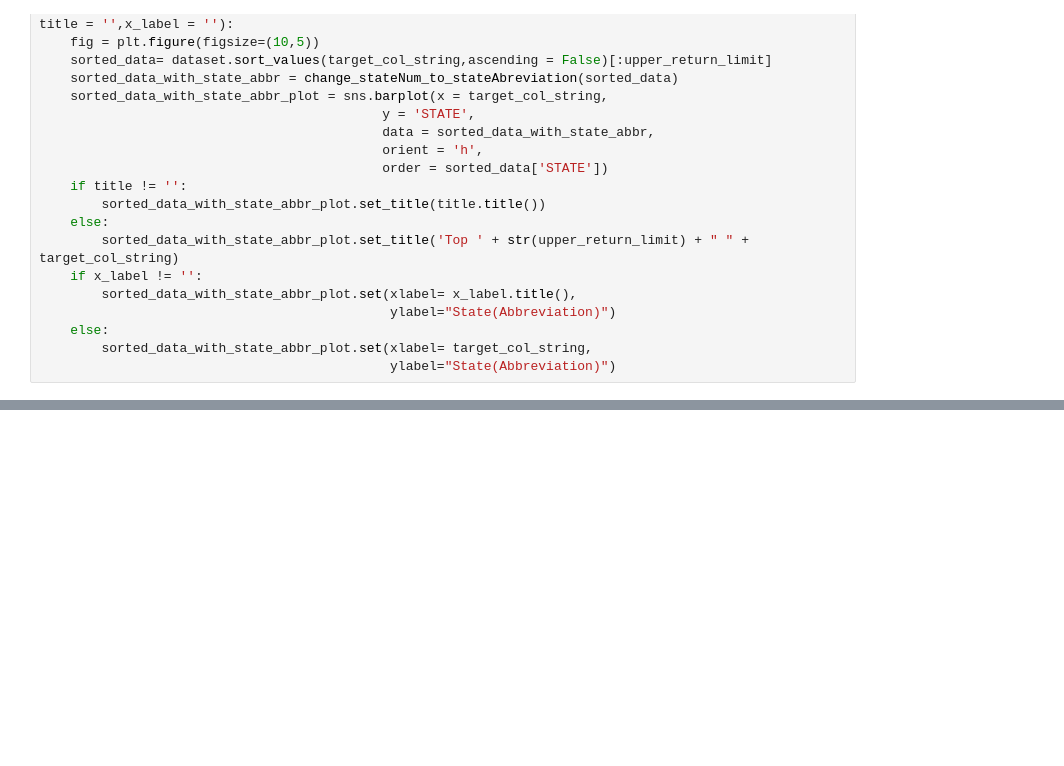
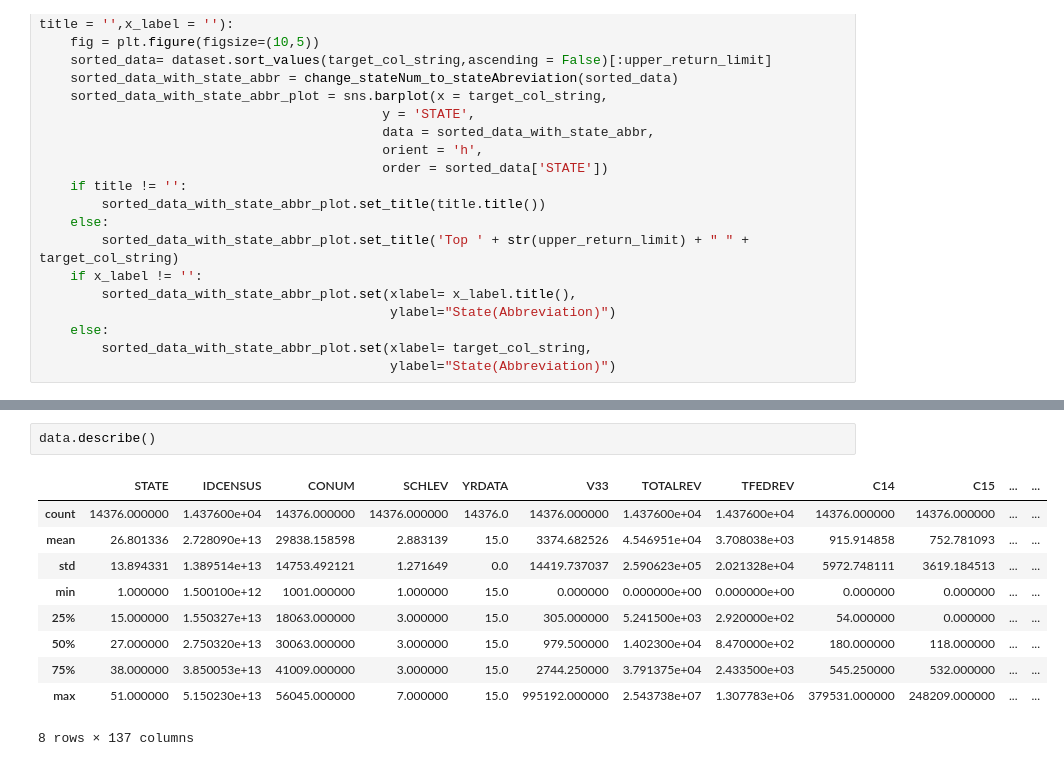
Before and after one commit to jpbesgen/decal_proj1, a Jupyter notebook: code.ipynb, the cells around one changed output, grey strips where cells are left out. Saved outputs shown, nothing was run; the diff lists cells and outputs as text; blank space fills up the shorter version.

```diff
--- a/code.ipynb
+++ b/code.ipynb
@@ -178,0 +198,13 @@ create_STATE_vs_TARGET_horizontal_bar_graph(data,
+# %%
+data.describe()
+# %% [output]
+|  | STATE | IDCENSUS | CONUM | SCHLEV | YRDATA | V33 | TOTALREV | TFEDREV | C14 | C15 | ... | ... |
+| count | 14376.000000 | 1.437600e+04 | 14376.000000 | 14376.000000 | 14376.0 | 14376.000000 | 1.437600e+04 | 1.437600e+04 | 14376.000000 | 14376.000000 | ... | ... |
+| mean | 26.801336 | 2.728090e+13 | 29838.158598 | 2.883139 | 15.0 | 3374.682526 | 4.546951e+04 | 3.708038e+03 | 915.914858 | 752.781093 | ... | ... |
+| std | 13.894331 | 1.389514e+13 | 14753.492121 | 1.271649 | 0.0 | 14419.737037 | 2.590623e+05 | 2.021328e+04 | 5972.748111 | 3619.184513 | ... | ... |
+| min | 1.000000 | 1.500100e+12 | 1001.000000 | 1.000000 | 15.0 | 0.000000 | 0.000000e+00 | 0.000000e+00 | 0.000000 | 0.000000 | ... | ... |
+| 25% | 15.000000 | 1.550327e+13 | 18063.000000 | 3.000000 | 15.0 | 305.000000 | 5.241500e+03 | 2.920000e+02 | 54.000000 | 0.000000 | ... | ... |
+| 50% | 27.000000 | 2.750320e+13 | 30063.000000 | 3.000000 | 15.0 | 979.500000 | 1.402300e+04 | 8.470000e+02 | 180.000000 | 118.000000 | ... | ... |
+| 75% | 38.000000 | 3.850053e+13 | 41009.000000 | 3.000000 | 15.0 | 2744.250000 | 3.791375e+04 | 2.433500e+03 | 545.250000 | 532.000000 | ... | ... |
+| max | 51.000000 | 5.150230e+13 | 56045.000000 | 7.000000 | 15.0 | 995192.000000 | 2.543738e+07 | 1.307783e+06 | 379531.000000 | 248209.000000 | ... | ... |
+8 rows × 137 columns
```
Also changed, not shown: parts of 13 cells of this notebook, 3 other files.
